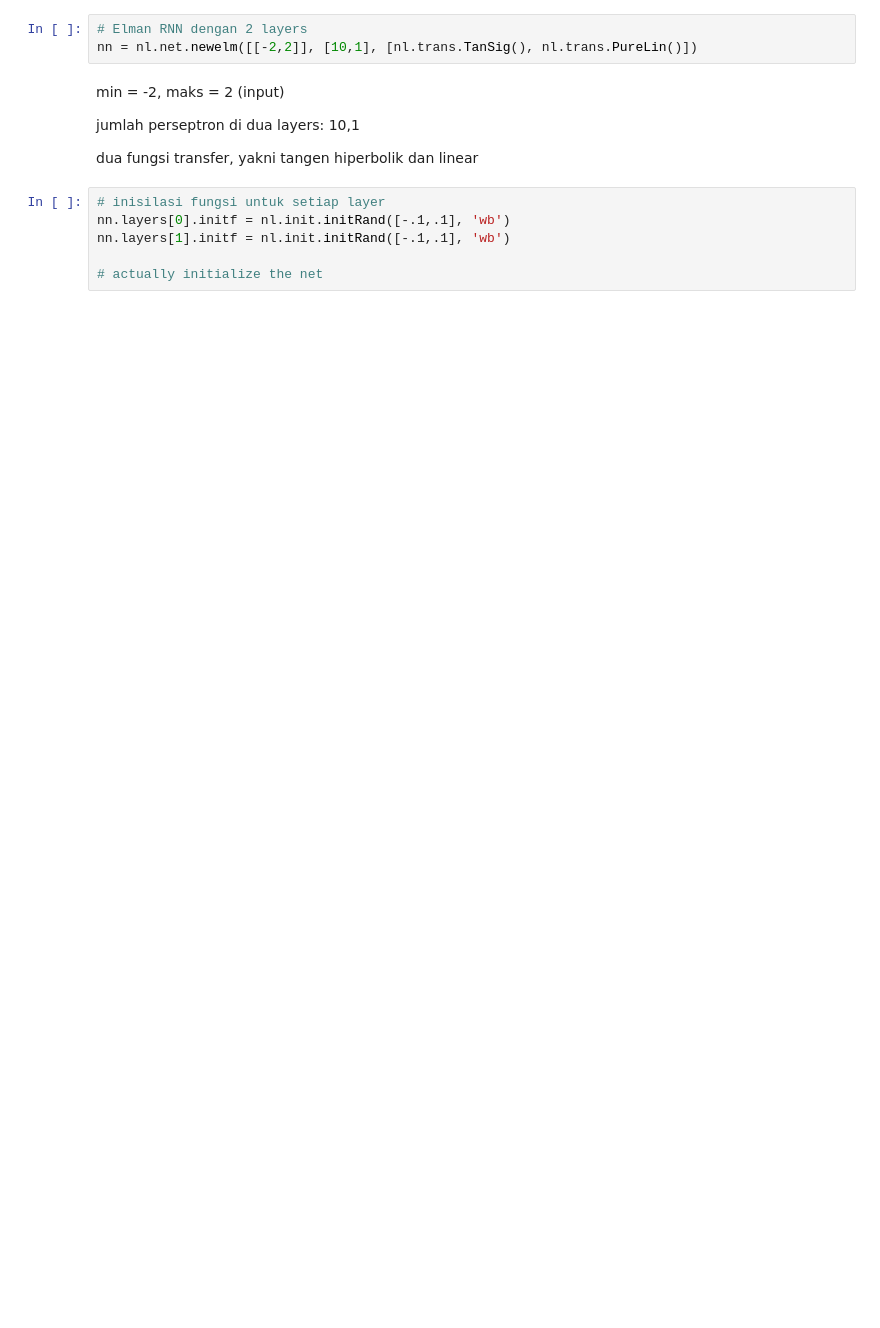
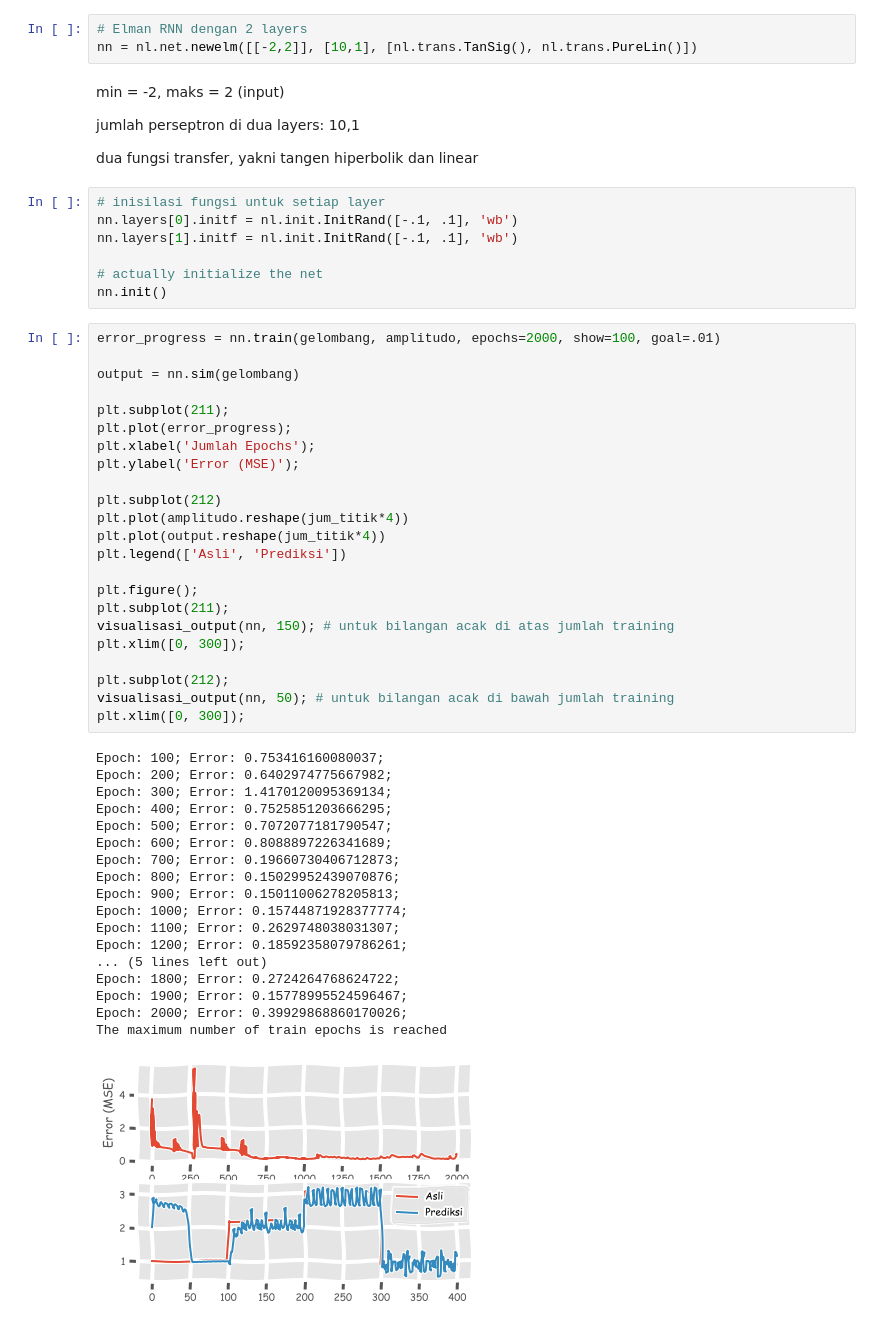
Before and after one commit to sandyherho/NeuroLab-tutor, a Jupyter notebook: Implementasi algoritma jaringan saraf tiruan menggunakan NeuroLab.ipynb, the cells around one changed output. Drawn from its saved outputs; the diff is of its cells as text; blank space fills up the shorter version.

```diff
--- a/01.ipynb
+++ b/Implementasi algoritma jaringan saraf tiruan menggunakan NeuroLab.ipynb
@@ -300,7 +342,50 @@ jumlah perseptron di dua layers: 10,1
 dua fungsi transfer, yakni tangen hiperbolik dan linear
 # %%
 # inisilasi fungsi untuk setiap layer
-nn.layers[0].initf = nl.init.initRand([-.1,.1], 'wb')
-nn.layers[1].initf = nl.init.initRand([-.1,.1], 'wb')
+nn.layers[0].initf = nl.init.InitRand([-.1, .1], 'wb')
+nn.layers[1].initf = nl.init.InitRand([-.1, .1], 'wb')
 
 # actually initialize the net
+nn.init()
+# %%
+error_progress = nn.train(gelombang, amplitudo, epochs=2000, show=100, goal=.01)
+
+output = nn.sim(gelombang)
+
+plt.subplot(211);
+plt.plot(error_progress);
+plt.xlabel('Jumlah Epochs');
+plt.ylabel('Error (MSE)');
+
+plt.subplot(212)
+plt.plot(amplitudo.reshape(jum_titik*4))
+plt.plot(output.reshape(jum_titik*4))
+plt.legend(['Asli', 'Prediksi'])
+
+plt.figure();
+plt.subplot(211);
+visualisasi_output(nn, 150); # untuk bilangan acak di atas jumlah training
+plt.xlim([0, 300]);
+
+plt.subplot(212);
+visualisasi_output(nn, 50); # untuk bilangan acak di bawah jumlah training
+plt.xlim([0, 300]);
+# %% [output]
+Epoch: 100; Error: 0.753416160080037;
+Epoch: 200; Error: 0.6402974775667982;
+Epoch: 300; Error: 1.4170120095369134;
+Epoch: 400; Error: 0.7525851203666295;
+Epoch: 500; Error: 0.7072077181790547;
+Epoch: 600; Error: 0.8088897226341689;
+Epoch: 700; Error: 0.19660730406712873;
+Epoch: 800; Error: 0.15029952439070876;
+Epoch: 900; Error: 0.15011006278205813;
+Epoch: 1000; Error: 0.15744871928377774;
+Epoch: 1100; Error: 0.2629748038031307;
+Epoch: 1200; Error: 0.18592358079786261;
+... (5 lines left out)
+Epoch: 1800; Error: 0.2724264768624722;
+Epoch: 1900; Error: 0.15778995524596467;
+Epoch: 2000; Error: 0.39929868860170026;
+The maximum number of train epochs is reached
+[figure, added]
```
Also changed, not shown: parts of 7 cells of this notebook, 8 other files.
